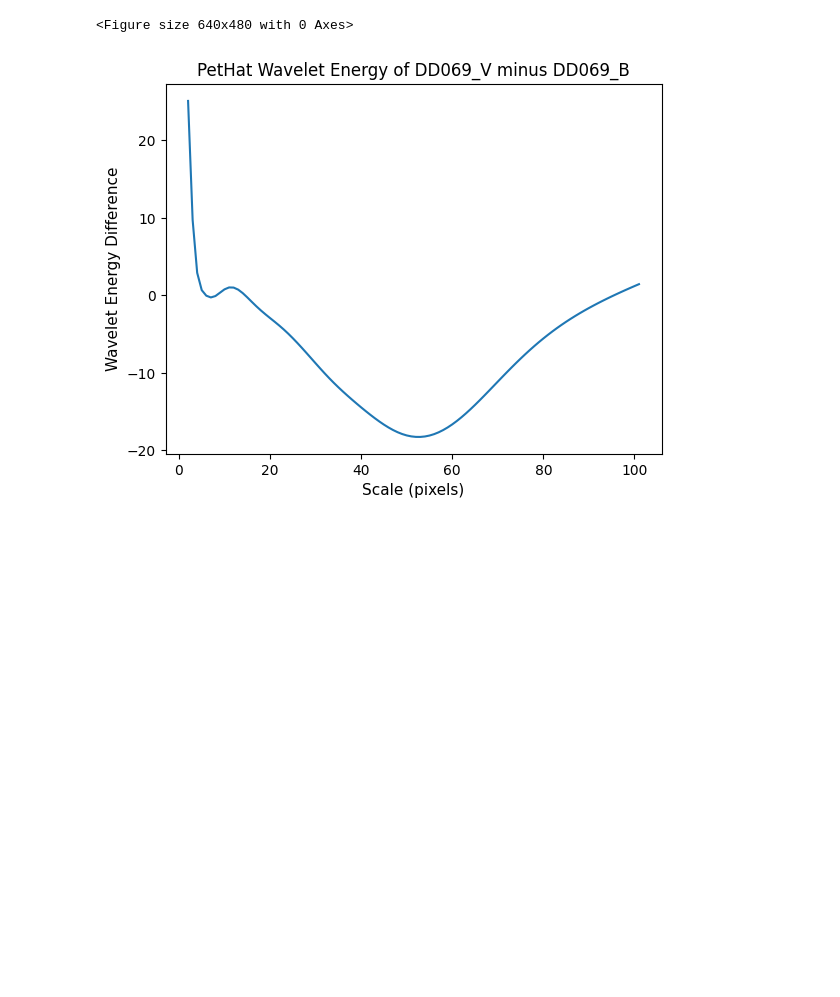
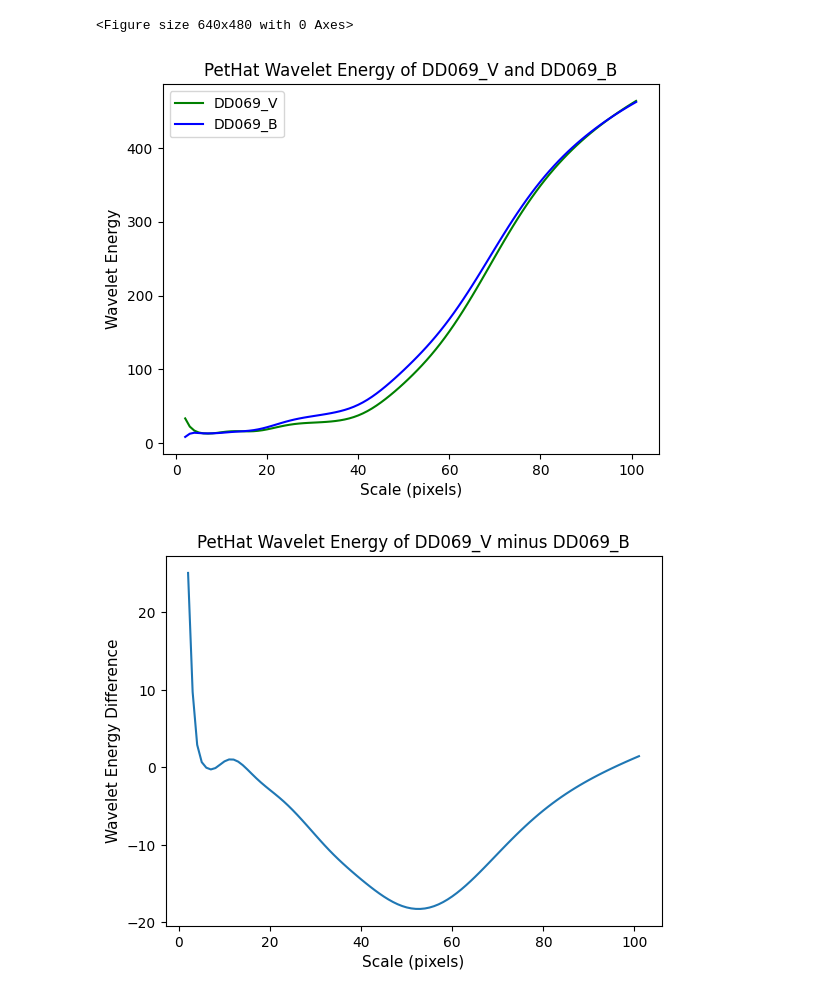
Before and after one commit to SUT-LTG/Wavelet_Fast, a Jupyter notebook: demo - crosscorrelation_for_DDO69.ipynb, the cells around one changed output. Drawn from its saved outputs; the diff is of its cells as text; code cells hidden in the pictures; blank space fills up the shorter version.

```diff
--- a/demo - crosscorrelation_for_DDO69.ipynb
+++ b/demo - crosscorrelation_for_DDO69.ipynb
@@ -22,4 +22,18 @@ Wavelet scale analysis of DD069_B has finished.
 The normal correlation between the maps is:  0.983388755621609
 [figure]
 <Figure size 640x480 with 0 Axes>
+# %%
+energy_V = cube_V.calc_energies(do_plot=False)
+energy_B = cube_B.calc_energies(do_plot=False)
+
+plt.plot(cube_V.scales,energy_V,label=cube_V.name,color='green')
+plt.plot(cube_B.scales,energy_B,label=cube_B.name,color='blue')
+plt.xlabel(r'Scale (pixels)', fontsize=11)
+plt.ylabel(r'Wavelet Energy', fontsize=11)
+plt.legend()
+plt.title('PetHat Wavelet Energy of '+cube_V.name+' and '+cube_B.name, fontsize=12)
+plt.savefig(path+'\\Output\\pethat_energy_'+cube_V.name+'_and_'+cube_B.name+'.png', dpi=300)
+plt.show()
+# %% [output]
+[figure, added]
 # %%
```
Also changed, not shown: parts of 1 cell of this notebook, 3 other files.
